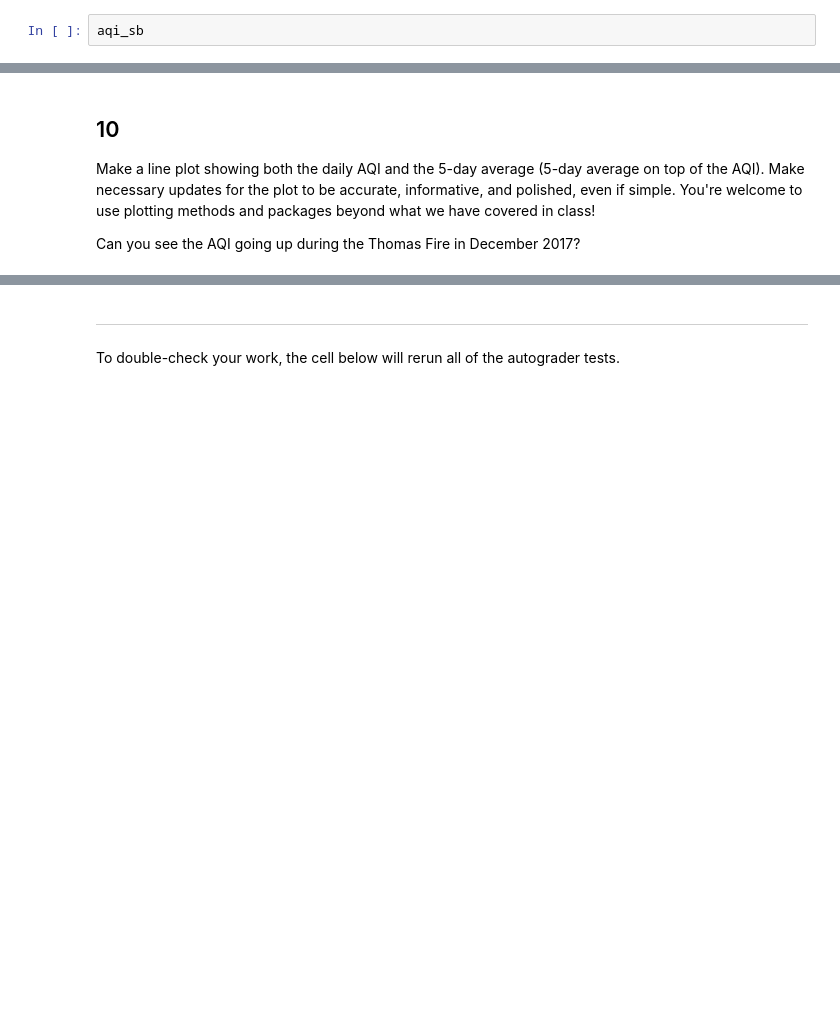
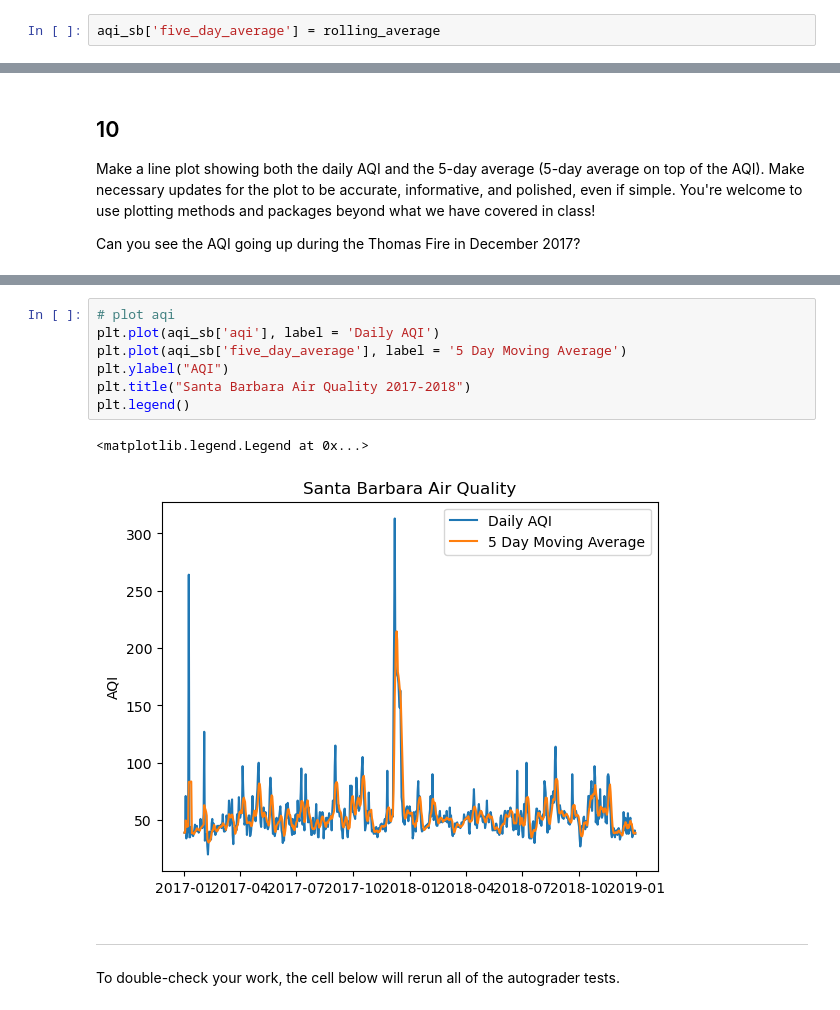
Before and after one commit to cloover7/eds220-hwk2, a Jupyter notebook: task3/hwk2-task3-aqi.ipynb, the cells around one changed output, grey strips where cells are left out. Cells and saved outputs as stored; diff of their text form; blank space fills up the shorter version.

Commit message:
make graph

```diff
--- a/task3/hwk2-task3-aqi.ipynb
+++ b/task3/hwk2-task3-aqi.ipynb
@@ -286,6 +291,6 @@ grader.check("q8")
 
 Without creating any new variables, add the mean of the AQI over a 5-day rolling window as a new column named `five_day_average` to the `aqi_sb` data frame.
 # %%
-aqi_sb
+aqi_sb['five_day_average'] = rolling_average
 # %%
 grader.check("q9")
@@ -299,3 +316,13 @@ Can you see the AQI going up during the Thomas Fire in December 2017?
+# %%
+# plot aqi
+plt.plot(aqi_sb['aqi'], label = 'Daily AQI')
+plt.plot(aqi_sb['five_day_average'], label = '5 Day Moving Average')
+plt.ylabel("AQI")
+plt.title("Santa Barbara Air Quality 2017-2018")
+plt.legend()
+# %% [output]
+<matplotlib.legend.Legend at 0x...>
+[figure, added]
 # %% [markdown]
 ---
 
```
Also changed, not shown: parts of 12 cells of this notebook.
